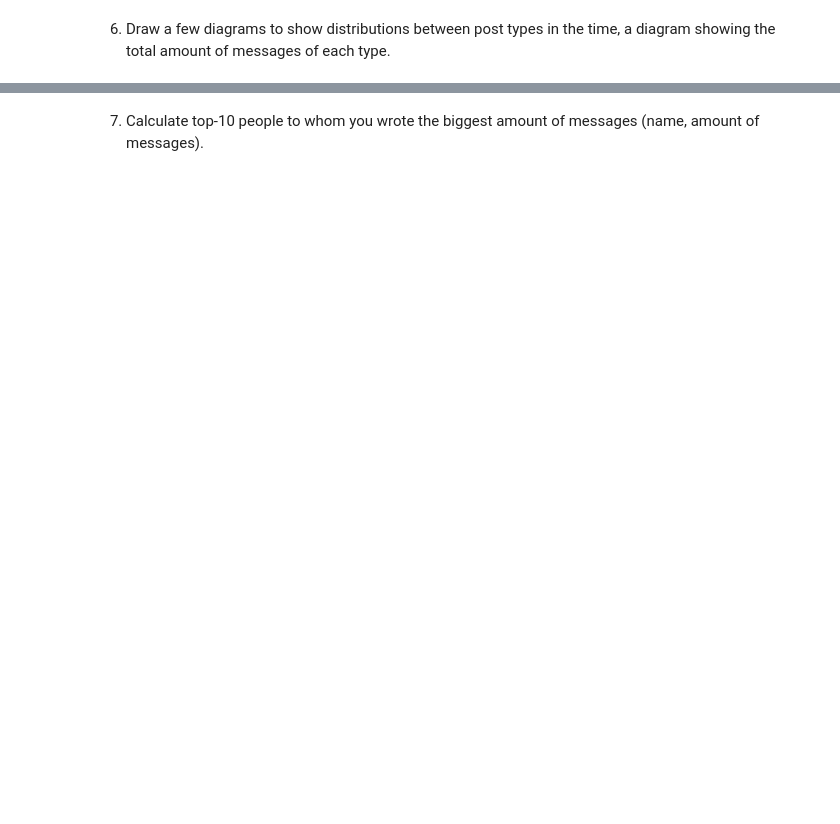
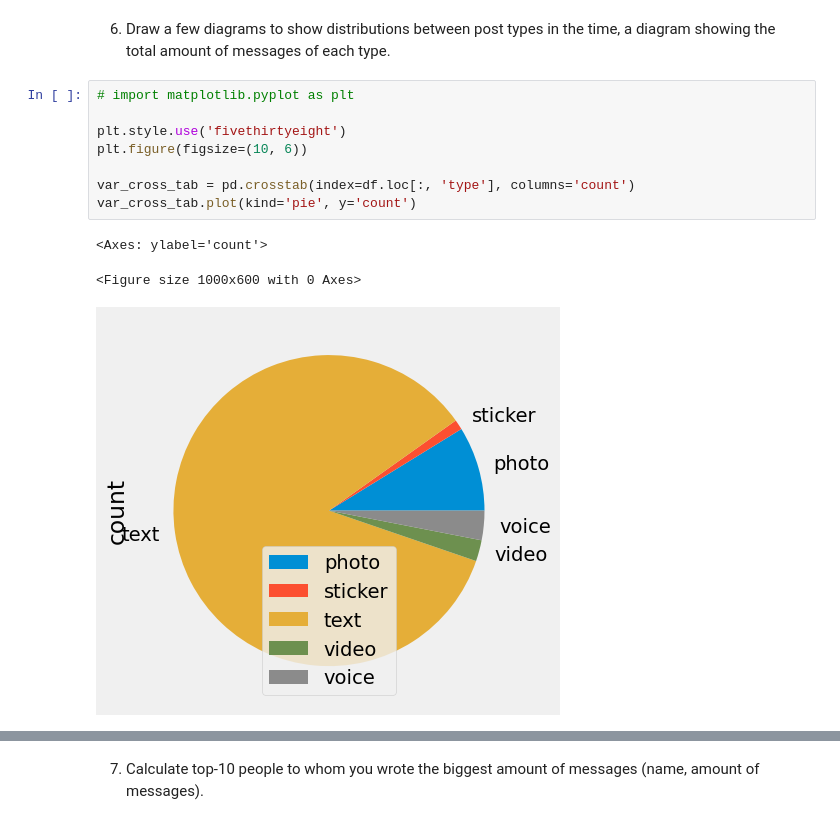
Before and after one commit to vladyslavBrothervinn/telegram-dialogs-analysis-v2, a Jupyter notebook: 1_data_review.ipynb, the cells around one changed output, grey strips where cells are left out. Saved outputs shown, nothing was run; the diff lists cells and outputs as text; blank space fills up the shorter version.

```diff
--- a/1_data_review.ipynb
+++ b/1_data_review.ipynb
@@ -38,2 +178,14 @@ df.groupby(["type"])["duration"].sum()
 # %% [markdown]
 6. Draw a few diagrams to show distributions between post types in the time, a diagram showing the total amount of messages of each type.
+# %%
+# import matplotlib.pyplot as plt
+
+plt.style.use('fivethirtyeight')
+plt.figure(figsize=(10, 6))
+
+var_cross_tab = pd.crosstab(index=df.loc[:, 'type'], columns='count')
+var_cross_tab.plot(kind='pie', y='count')
+# %% [output]
+<Axes: ylabel='count'>
+<Figure size 1000x600 with 0 Axes>
+[figure, added]
```
Also changed, not shown: parts of 29 cells of this notebook, 8 other files.
